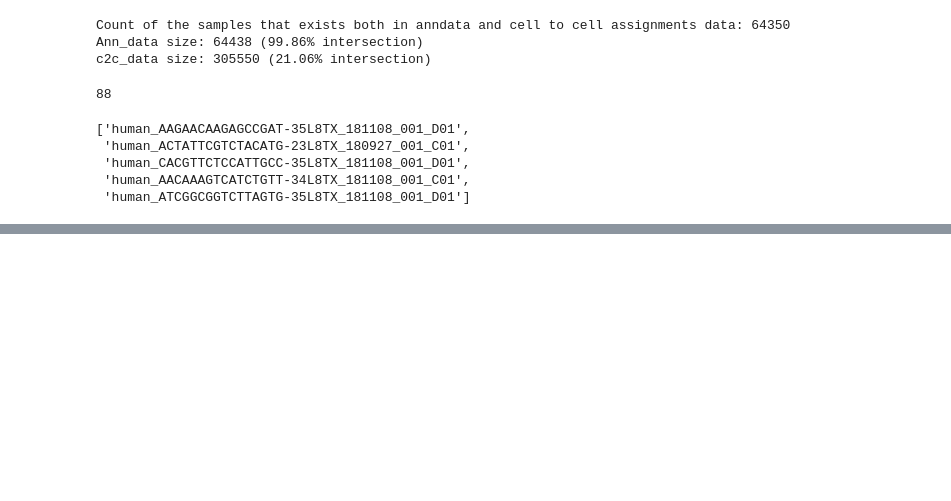
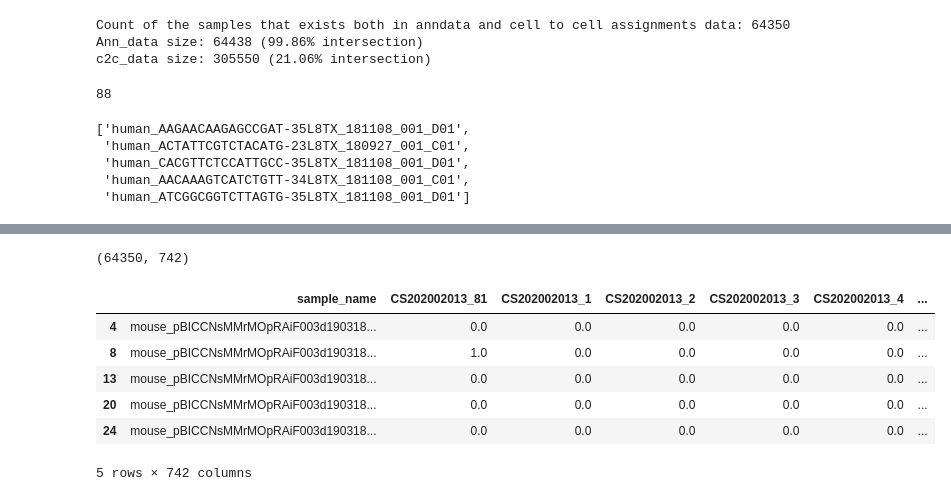
Before and after one commit to hkir-dev/h5ad-annotation, a Jupyter notebook: BDSO-multi-species-correlation.ipynb, the cells around one changed output, grey strips where cells are left out. Cells and saved outputs as stored; diff of their text form; code cells hidden in the pictures; blank space fills up the shorter version.

```diff
--- a/BDSO-multi-species-correlation.ipynb
+++ b/BDSO-multi-species-correlation.ipynb
@@ -154,0 +172,13 @@ diff2[:5]
+# %%
+c2c_filtered = joined_c2c[joined_c2c.sample_name.isin(intersection)]
+print(c2c_filtered.shape)
+c2c_filtered.head(5)
+# %% [output]
+(64350, 742)
+|  | sample_name | CS202002013_81 | CS202002013_1 | CS202002013_2 | CS202002013_3 | CS202002013_4 | ... |
+| 4 | mouse_pBICCNsMMrMOpRAiF003d190318... | 0.0 | 0.0 | 0.0 | 0.0 | 0.0 | ... |
+| 8 | mouse_pBICCNsMMrMOpRAiF003d190318... | 1.0 | 0.0 | 0.0 | 0.0 | 0.0 | ... |
+| 13 | mouse_pBICCNsMMrMOpRAiF003d190318... | 0.0 | 0.0 | 0.0 | 0.0 | 0.0 | ... |
+| 20 | mouse_pBICCNsMMrMOpRAiF003d190318... | 0.0 | 0.0 | 0.0 | 0.0 | 0.0 | ... |
+| 24 | mouse_pBICCNsMMrMOpRAiF003d190318... | 0.0 | 0.0 | 0.0 | 0.0 | 0.0 | ... |
+5 rows × 742 columns
```
Also changed, not shown: parts of 12 cells of this notebook, 2 other files.
